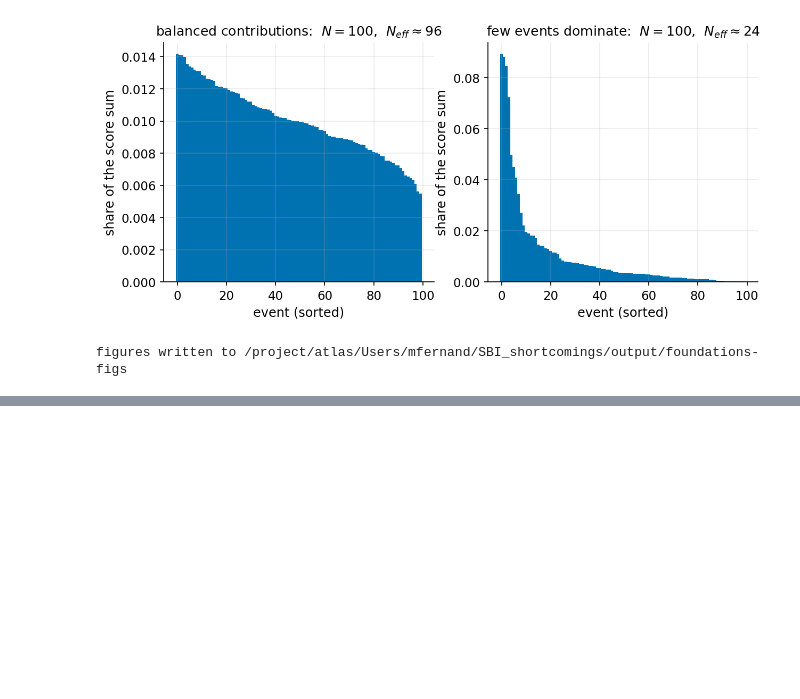
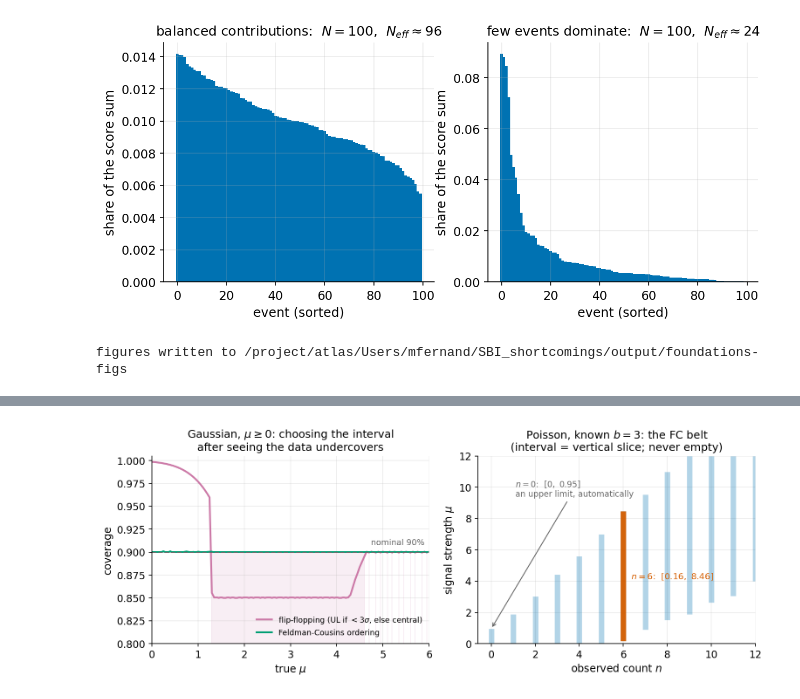
Before and after one commit to martafsilva31/SBI_shortcomings, a Jupyter notebook: notebooks/foundations_figures.ipynb, the cells around one changed output, grey strips where cells are left out. Cells and saved outputs as stored; diff of their text form; code cells hidden in the pictures; blank space fills up the shorter version.

```diff
--- a/notebooks/foundations_figures.ipynb
+++ b/notebooks/foundations_figures.ipynb
@@ -248,0 +255,82 @@ figures written to /project/atlas/Users/mfernand/SBI_shortcomings/output/foundat
+# %%
+# Feldman-Cousins: the ordering rule, and the two pathologies it cures.
+CL = 0.90
+
+# --- (a) Gaussian, mu >= 0: flip-flopping undercovers; the FC ordering does not
+xg = np.linspace(-6, 12, 3601); dxg = xg[1] - xg[0]
+def gauss(x, m): return np.exp(-0.5*(x - m)**2)/np.sqrt(2*np.pi)
+
+def fc_accept_gauss(mu):
+    """FC acceptance region in x at this mu: rank outcomes by R = P(x|mu)/P(x|mu_best), mu_best = max(x, 0)."""
+    p = gauss(xg, mu)
+    R = p / gauss(xg, np.maximum(xg, 0.0))
+    o = np.argsort(-R)
+    k = np.searchsorted(np.cumsum(p[o])*dxg, CL) + 1
+    keep = np.zeros_like(xg, bool); keep[o[:k]] = True
+    return keep
+
+mus = np.linspace(0, 6, 121)
+z_ul, z_cen = 1.282, 1.645          # 90% one-sided / two-sided normal quantiles
+cov_fc, cov_ff = [], []
+for mu in mus:
+    p = gauss(xg, mu)
+    cov_fc.append((p*fc_accept_gauss(mu)).sum()*dxg)
+    # flip-flop: quote an upper limit below 3 sigma, a central interval above it
+    lo = np.where(xg < 3.0, 0.0, xg - z_cen)
+    hi = np.where(xg < 3.0, np.maximum(xg, 0.0) + z_ul, xg + z_cen)
+    cov_ff.append((p*((lo <= mu) & (mu <= hi))).sum()*dxg)
+
+# --- (b) Poisson with known background: the FC belt
+b, mu_max, n_show, nmax = 3.0, 12.0, 12, 60      # nmax must hold the Poisson mass out to lam = mu_max + b
+ns = np.arange(nmax + 1)
+logfact = np.concatenate(([0.0], np.cumsum(np.log(np.arange(1, nmax + 1)))))
+def pois(ns, lam): return np.exp(ns*np.log(np.maximum(lam, 1e-12)) - lam - logfact[ns])
+
+p_best = pois(ns, np.maximum(ns - b, 0.0) + b)   # best-fit mu, restricted to the physical region
+mu_grid = np.linspace(0, mu_max, 1201)
+belt = np.zeros((mu_grid.size, nmax + 1), bool)
+for j, mu in enumerate(mu_grid):
+    p = pois(ns, mu + b)
+    o = np.argsort(-(p/p_best))                  # rank outcomes by the likelihood ratio
+    k = np.searchsorted(np.cumsum(p[o]), CL) + 1
+    belt[j, o[:k]] = True
+
+def fc_interval(n):
+    m = mu_grid[belt[:, n]]
+    return (m.min(), m.max()) if m.size else (np.nan, np.nan)
+
+fig, (aA, aB) = plt.subplots(1, 2, figsize=(10.4, 4.1))
+
+aA.plot(mus, cov_ff, color=C['warn'], lw=2.0, label='flip-flopping (UL if $<3\\sigma$, else central)')
+aA.plot(mus, cov_fc, color=C['accent'], lw=2.0, label='Feldman-Cousins ordering')
+aA.axhline(CL, color=C['grey'], lw=1.3, ls='--')
+aA.text(5.9, CL + 0.006, 'nominal 90%', ha='right', va='bottom', fontsize=9, color=C['grey'])
+aA.fill_between(mus, 0.80, CL, where=np.array(cov_ff) < CL, color=C['warn'], alpha=0.12)
+aA.set_xlim(0, 6); aA.set_ylim(0.80, 1.005)
+aA.set_xlabel('true $\\mu$'); aA.set_ylabel('coverage')
+aA.set_title('Gaussian, $\\mu \\geq 0$: choosing the interval\nafter seeing the data undercovers')
+aA.legend(loc='lower right', fontsize=8.5)
+
+for n in ns[:n_show + 1]:
+    m = mu_grid[belt[:, n]]
+    if m.size:
+        aB.plot([n, n], [m.min(), m.max()], color=C['toys'], lw=6, alpha=0.30, solid_capstyle='butt')
+n_obs = 6; lo6, hi6 = fc_interval(n_obs)
+aB.plot([n_obs, n_obs], [lo6, hi6], color=C['asimov'], lw=6, alpha=0.95, solid_capstyle='butt', zorder=3)
+aB.annotate(f'$n={n_obs}$:  $[{lo6:.2f},\\ {hi6:.2f}]$', xy=(n_obs + 0.35, (lo6 + hi6)/2),
+            fontsize=9.5, color=C['asimov'], va='center')
+hi0 = fc_interval(0)[1]
+aB.annotate(f'$n=0$:  $[0,\\ {hi0:.2f}]$\nan upper limit, automatically', xy=(0, hi0), xytext=(1.1, 9.4),
+            fontsize=9, color=C['grey'], arrowprops=dict(arrowstyle='->', color=C['grey'], lw=1.0))
+aB.set_xlim(-0.6, n_show); aB.set_ylim(0, mu_max)
+aB.set_xlabel('observed count $n$'); aB.set_ylabel('signal strength $\\mu$')
+aB.set_title(f'Poisson, known $b={b:.0f}$: the FC belt\n(interval = vertical slice; never empty)')
+
+fig.tight_layout(); fig.savefig(OUT/'feldman_cousins.png'); plt.show()
+
+print(f'flip-flop coverage dips to {min(cov_ff):.3f} at mu = {mus[int(np.argmin(cov_ff))]:.2f} (nominal {CL:.2f});  FC minimum {min(cov_fc):.3f}')
+for n in [0, 1, 2, 4, 6, 10]:
+    l, h = fc_interval(n)
+    print(f'  n = {n:>2}:  FC 90% interval = [{l:.2f}, {h:.2f}]')
+print('cross-check vs Feldman & Cousins (1998) Table IV, n = 0:  b=0 -> 2.44,  b=1 -> 1.61,  b=2 -> 1.08')
+# %% [output]
@@ -248,0 +345 @@ figures written to /project/atlas/Users/mfernand/SBI_shortcomings/output/foundat
+[figure, added]
```
Also changed, not shown: parts of 2 cells of this notebook, 3 other files.
